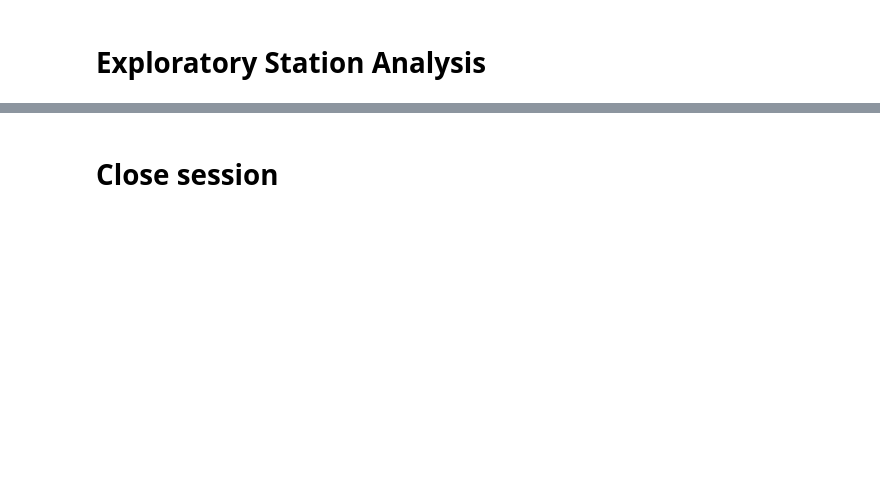
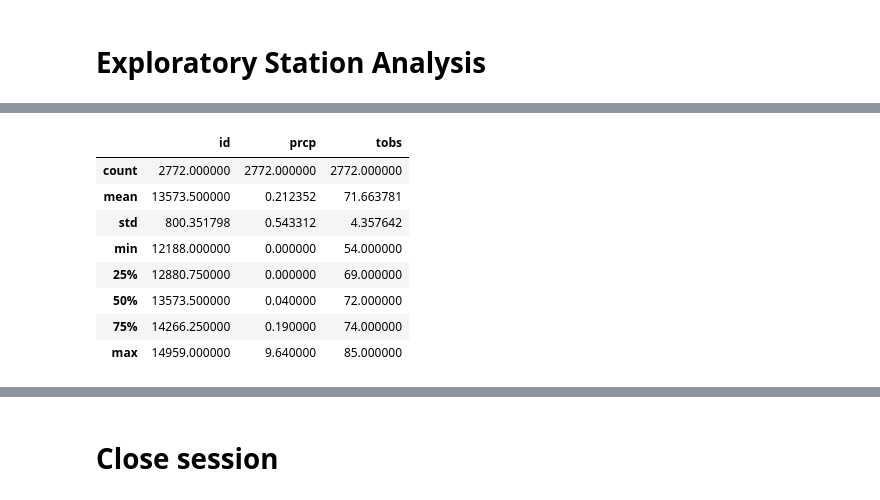
Before and after one commit to gkidd44/smu_data_bootcamp_hw, a Jupyter notebook: 10-Advanced-Data-Storage-and-Retrieval/Starter_Code/Kidd_climate_starter.ipynb, the cells around one changed output, grey strips where cells are left out. Saved outputs shown, nothing was run; the diff lists cells and outputs as text; code cells hidden in the pictures; blank space fills up the shorter version.

```diff
--- a/10-Advanced-Data-Storage-and-Retrieval/Starter_Code/Kidd_climate_starter.ipynb
+++ b/10-Advanced-Data-Storage-and-Retrieval/Starter_Code/Kidd_climate_starter.ipynb
@@ -195,5 +225,26 @@ plt.show()
 # %%
 # Using the most active station id from the previous query, calculate the lowest, highest, and average temperature.
+
+query = """SELECT
+                *
+            FROM
+                measurement
+            WHERE
+                station = 'USC00519281';
+        """
+
+most_active = pd.read_sql(query, engine)
+most_active.describe()
+# %% [output]
+|  | id | prcp | tobs |
+| count | 2772.000000 | 2772.000000 | 2772.000000 |
+| mean | 13573.500000 | 0.212352 | 71.663781 |
+| std | 800.351798 | 0.543312 | 4.357642 |
+| min | 12188.000000 | 0.000000 | 54.000000 |
+| 25% | 12880.750000 | 0.000000 | 69.000000 |
+| 50% | 13573.500000 | 0.040000 | 72.000000 |
+| 75% | 14266.250000 | 0.190000 | 74.000000 |
+| max | 14959.000000 | 9.640000 | 85.000000 |
 # %%
 # Using the most active station id
 # Query the last 12 months of temperature observation data for this station and plot the results as a histogram
```
Also changed, not shown: parts of 10 cells of this notebook, 2 other files.
